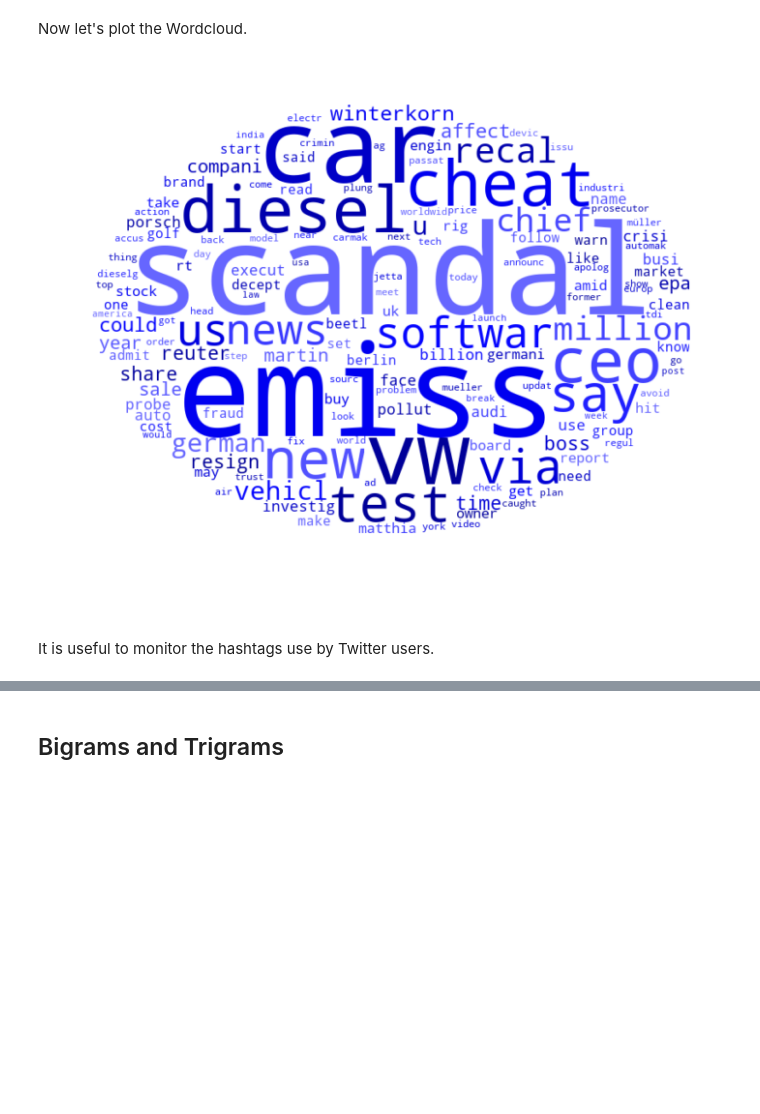
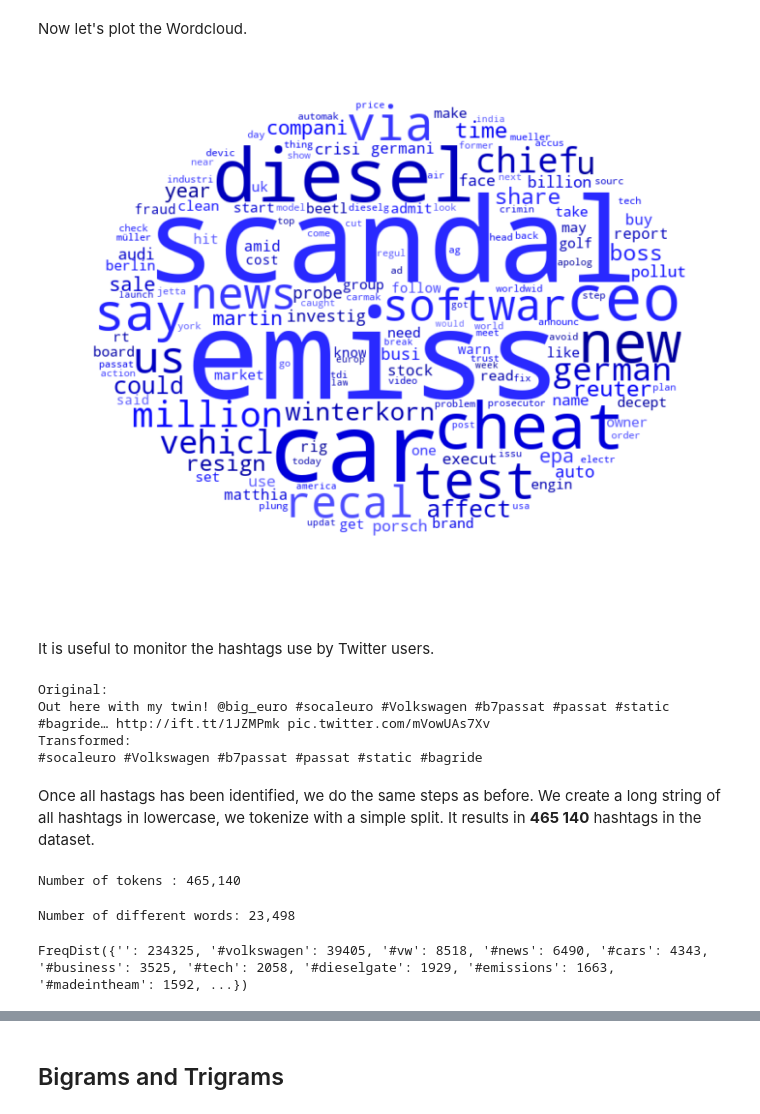
Before and after one commit to gentiltoto/Master-Project, a Jupyter notebook: Master Project.ipynb, the cells around one changed output, grey strips where cells are left out. Cells and saved outputs as stored; diff of their text form; code cells hidden in the pictures; blank space fills up the shorter version.

Commit message:
JL: All wordclouds

```diff
--- a/Master Project.ipynb
+++ b/Master Project.ipynb
@@ -415,20 +371,40 @@ FreqDist({'emiss': 90254, 'scandal': 89313, 'car': 57082, 'vw': 39083, 'diesel':
+# %%
+def wordcloud_generator(freq, name, mask,
+                        figsize=(20, 10),
+                        max_words=MAX_WORDS,
+                        min_font_size=MIN_FONT_SIZE,
+                        background_color=BACKGROUND_COLOR):
+
+    wc = WordCloud(
+        max_words=MAX_WORDS,
+        min_font_size=MIN_FONT_SIZE,
+        mask=mask,
+        prefer_horizontal=1,
+        background_color=BACKGROUND_COLOR
+    ).generate_from_frequencies(freq)
+
+    plt.figure(figsize=figsize)
+
+    plt.imshow(wc.recolor(color_func=blue_color_func, random_state=3), interpolation="bilinear")
+    wc.to_file(f'Wordclouds/{name}')
+    plt.axis("off");
+
+    return wc
 # %% [markdown]
 Now let's plot the Wordcloud.
-# %%
-wc_work = WordCloud(
-    max_words=MAX_WORDS,
-    min_font_size=MIN_FONT_SIZE,
-    mask=mask,
-    prefer_horizontal=1,
-    background_color=BACKGROUND_COLOR
-).generate_from_frequencies(freq_dist_work)
-
-plt.figure(figsize=(20, 10))
-
-plt.imshow(wc_work.recolor(color_func=blue_color_func, random_state=3), interpolation="bilinear")
-wc_work.to_file('Wordclouds/wordcloud_work.png')
-plt.axis("off");
-# %% [output]
-[figure, removed]
+# %%
+wc_work = wordcloud_generator(freq_dist_work, 'wordcloud_work.png', mask)
+# %% [output]
+[figure, added]
 # %% [markdown]
 It is useful to monitor the hashtags use by Twitter users.
+# %%
+print('Original:')
+print(df['text_raw'].iloc[0])
+print('Transformed:')
+print(' '.join(re.findall(r'#[^\s]\w+', df['text_raw'].iloc[0])))
+# %% [output]
+Original:
+Out here with my twin! @big_euro #socaleuro #Volkswagen #b7passat #passat #static #bagride… http://ift.tt/1JZMPmk pic.twitter.com/mVowUAs7Xv
+Transformed:
+#socaleuro #Volkswagen #b7passat #passat #static #bagride
@@ -434,0 +413,16 @@ It is useful to monitor the hashtags use by Twitter users.
+# %% [markdown]
+Once all hastags has been identified, we do the same steps as before. We create a long string of all hashtags in lowercase, we tokenize with a simple split. It results in **465 140** hashtags in the dataset.
+# %%
+string_data_hashtags = ' '.join([e for e in df['hashtags']]).lower()
+tokens_hashtags = string_data_hashtags.split(' ')
+
+print(f'Number of tokens : {len(tokens_hashtags):,}')
+# %% [output]
+Number of tokens : 465,140
+# %%
+freq_dist_hashtags = FreqDist(tokens_hashtags)
+print(f'Number of different words: {len(freq_dist_hashtags):,}')
+freq_dist_hashtags
+# %% [output]
+Number of different words: 23,498
+FreqDist({'': 234325, '#volkswagen': 39405, '#vw': 8518, '#news': 6490, '#cars': 4343, '#business': 3525, '#tech': 2058, '#dieselgate': 1929, '#emissions': 1663, '#madeintheam': 1592, ...})
```
Also changed, not shown: parts of 18 cells of this notebook, 10 other files.
